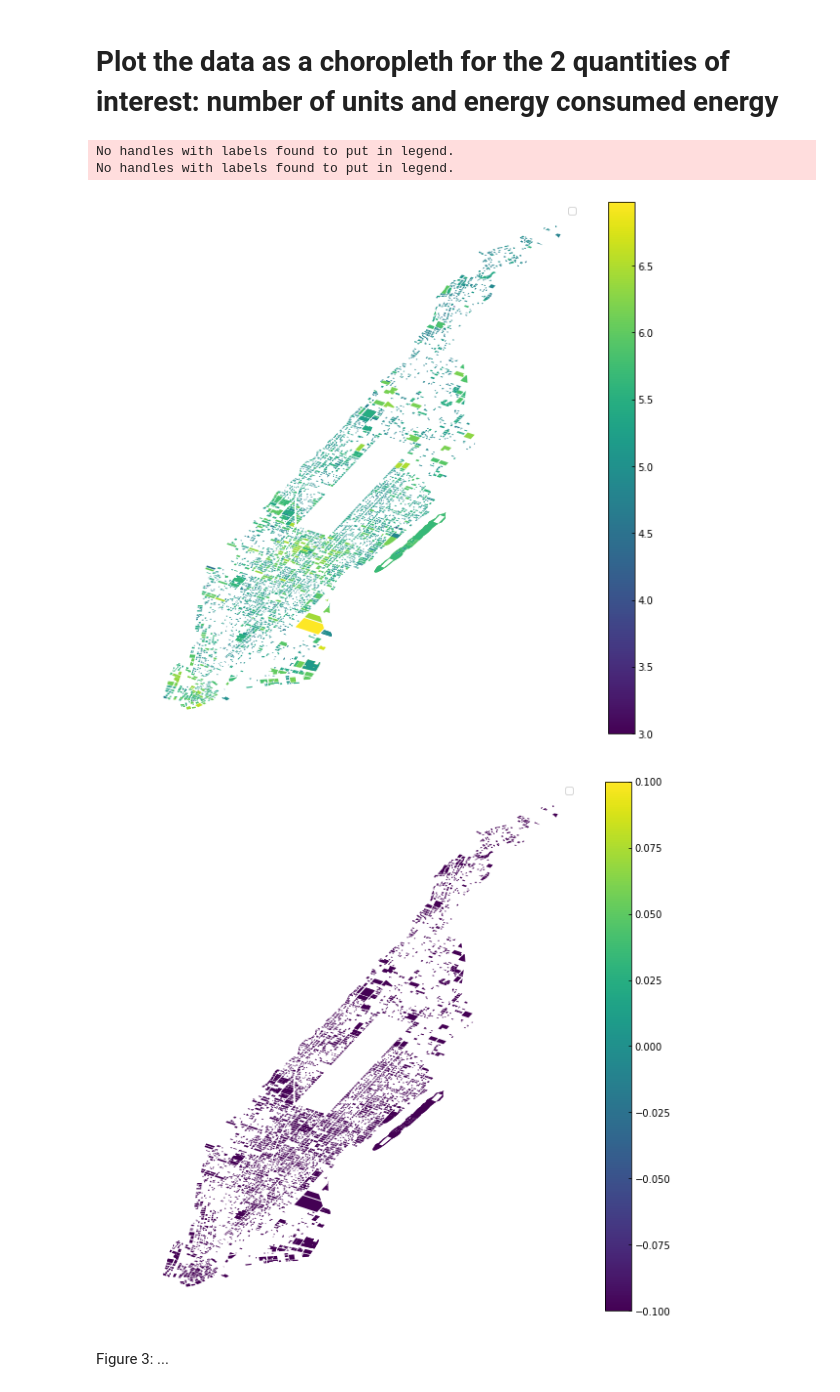
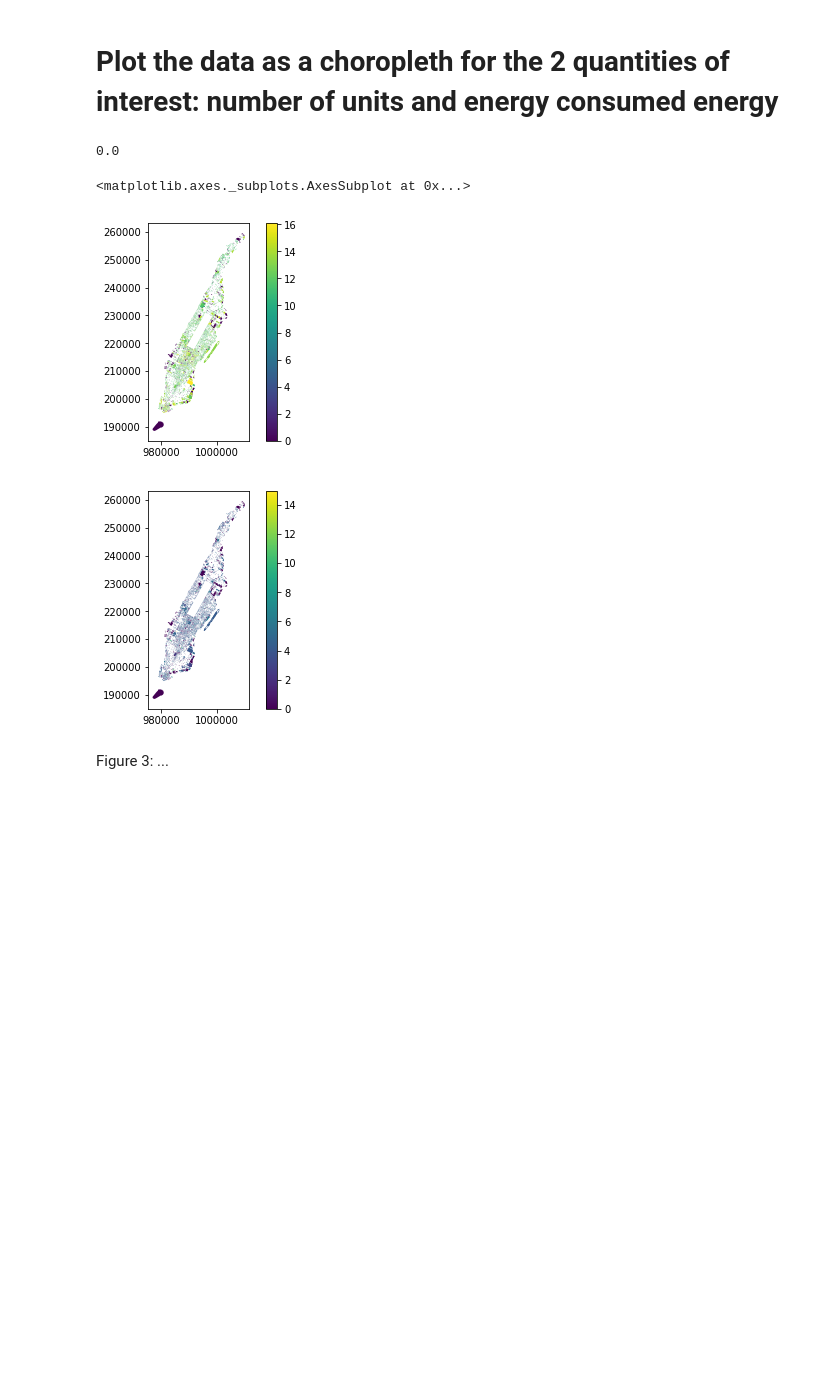
Before and after one commit to aawerner/PUI2018_aaw329, a Jupyter notebook: HW10_aaw329/HW10_2_aaw329.ipynb, the cells around one changed output. Drawn from its saved outputs; the diff is of its cells as text; code cells hidden in the pictures; blank space fills up the shorter version.

```diff
--- a/HW10_aaw329/HW10_2_aaw329.ipynb
+++ b/HW10_aaw329/HW10_2_aaw329.ipynb
@@ -257,13 +335,17 @@ bblnrgdata.head()
+# %%
+bblnrgdataGPD['logarea'] = np.log(bblnrgdataGPD['Reported Property Floor Area (Building(s)) (ft²)'])
+bblnrgdataGPD['lognrg'] = np.log(bblnrgdataGPD['Site EUI(kBtu/ft2)'])
 # %%
-bblnrgdataGPD['logarea'] = ...
-bblnrgdataGPD['lognrg'] = ...
-
-...
+bblnrgdataGPD['lognrg'].min()
 # %% [output]
-No handles with labels found to put in legend.
-No handles with labels found to put in legend.
+0.0
-[figure, removed]
-[figure, removed]
+# %%
+bblnrgdataGPD.plot(column="logarea", legend=True)
+bblnrgdataGPD.plot(column="lognrg", legend=True)
+# %% [output]
+<matplotlib.axes._subplots.AxesSubplot at 0x...>
+[figure, added]
+[figure, added]
 # %% [markdown]
 Figure 3: ...
 # %% [markdown]
```
Also changed, not shown: parts of 13 cells of this notebook.
